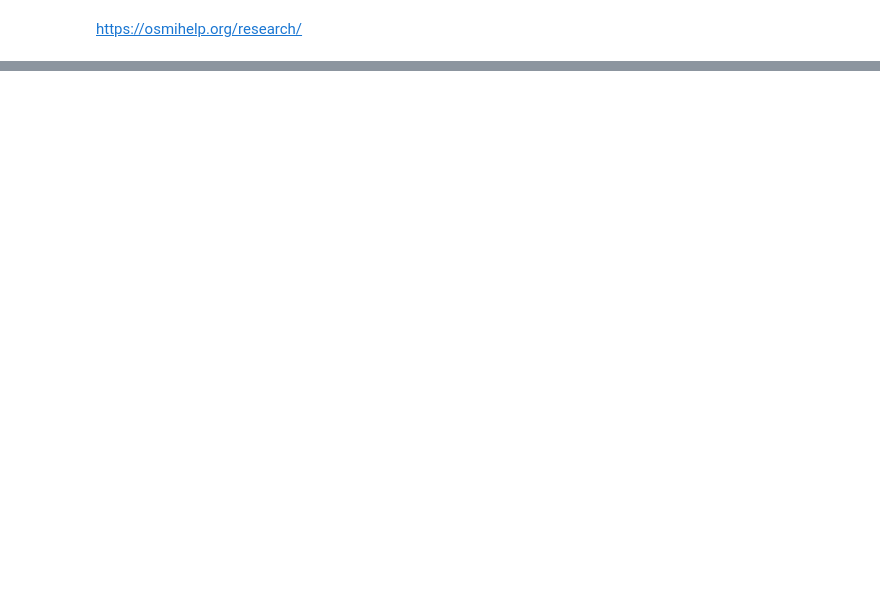
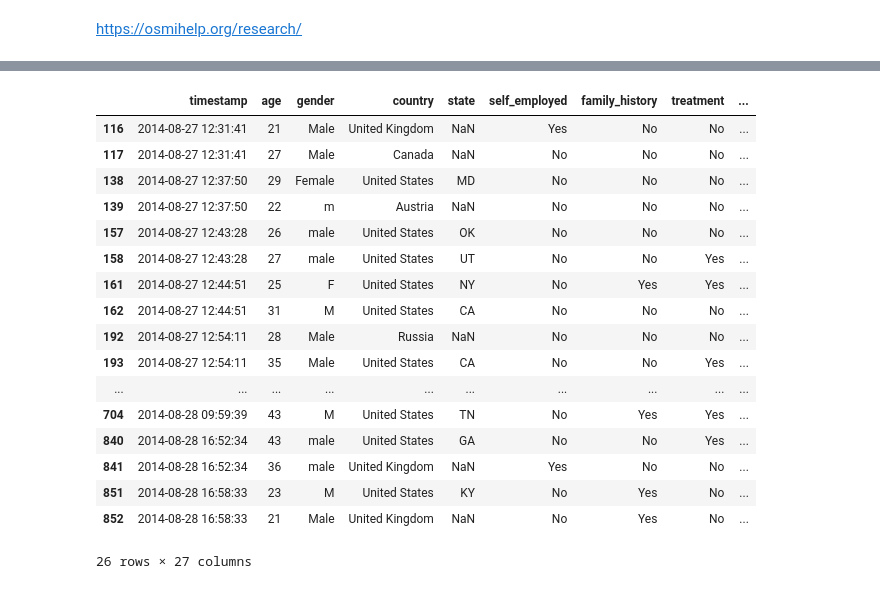
Before and after one commit to gbletsch/mental_health_osmi, a Jupyter notebook: mental_health_osmi.ipynb, the cells around one changed output, grey strips where cells are left out. Drawn from its saved outputs; the diff is of its cells as text; code cells hidden in the pictures; blank space fills up the shorter version.

```diff
--- a/mental_health_osmi.ipynb
+++ b/mental_health_osmi.ipynb
@@ -2,6 +2,9 @@
 import pandas as pd
 import numpy as np
 import matplotlib.pyplot as plt
+import seaborn as sns
 %matplotlib inline
+
+pd.set_option('max_colwidth', 200)
 # %% [markdown]
 https://osmihelp.org/research/
@@ -9,0 +71,55 @@ df_2014 = pd.read_csv('survey_2014.csv')
+# %%
+# CLEANING RAW DATA:
+df_2014 = pd.read_csv('survey_2014.csv')
+
+# Conferindo TS duplicados
+ts_dup = df_2014.duplicated(subset='timestamp', keep=False)
+df_2014[ts_dup]
+
+# dropping wrong age values
+a = list(df_2014[df_2014.age > 90].index)
+b = (list(df_2014[df_2014.age < 15].index))
+c = a + b
+c
+df_2014 = df_2014.drop(c)
+
+# organizing gender column
+df_2014.gender = df_2014.gender.str.lower().str.strip()
+df_2014.gender.value_counts()
+
+m = ['Male', 'male', 'M', 'm', 'Cis Male', 'Man', 'ostensibly male, unsure what that really means', 'Mail', 'Make',
+     'Male (CIS)', 'cis male', 'maile', 'Malr', 'Cis Man', 'Mal', 'msle']
+
+f = ['Female', 'female', 'F', 'f', 'Woman', 'Femake', 'Female (cis)', 'Cis Female', 'woman', 'femail',
+     'cis-female/femme']
+df_2014.gender.replace(m, 'm', inplace=True)
+df_2014.gender.replace(f, 'f', inplace=True)
+
+o = list(df_2014.gender.value_counts().index)[2:]
+df_2014.gender.replace(o, 'o', inplace=True)
+
+# making continent column
+continents = pd.read_csv('continents.csv', usecols=['Name', 'continent'], index_col='Name', squeeze=True)
+df = df.assign(continent = df.country)
+df.continent = df.continent.map(continents)
+
+# df_2014_cleaned.to_csv('2014_cleaned_1.csv') * DEIXEI COMENTADO PARA NÃO GRAVAR EM CIMA *
+# %% [output]
+|  | timestamp | age | gender | country | state | self_employed | family_history | treatment | ... |
+| 116 | 2014-08-27 12:31:41 | 21 | Male | United Kingdom | NaN | Yes | No | No | ... |
+| 117 | 2014-08-27 12:31:41 | 27 | Male | Canada | NaN | No | No | No | ... |
+| 138 | 2014-08-27 12:37:50 | 29 | Female | United States | MD | No | No | No | ... |
+| 139 | 2014-08-27 12:37:50 | 22 | m | Austria | NaN | No | No | No | ... |
+| 157 | 2014-08-27 12:43:28 | 26 | male | United States | OK | No | No | No | ... |
+| 158 | 2014-08-27 12:43:28 | 27 | male | United States | UT | No | No | Yes | ... |
+| 161 | 2014-08-27 12:44:51 | 25 | F | United States | NY | No | Yes | Yes | ... |
+| 162 | 2014-08-27 12:44:51 | 31 | M | United States | CA | No | No | No | ... |
+| 192 | 2014-08-27 12:54:11 | 28 | Male | Russia | NaN | No | No | No | ... |
+| 193 | 2014-08-27 12:54:11 | 35 | Male | United States | CA | No | No | Yes | ... |
+| ... | ... | ... | ... | ... | ... | ... | ... | ... | ... |
+| 704 | 2014-08-28 09:59:39 | 43 | M | United States | TN | No | Yes | Yes | ... |
+| 840 | 2014-08-28 16:52:34 | 43 | male | United States | GA | No | No | Yes | ... |
+| 841 | 2014-08-28 16:52:34 | 36 | male | United Kingdom | NaN | Yes | No | No | ... |
+| 851 | 2014-08-28 16:58:33 | 23 | M | United States | KY | No | Yes | No | ... |
+| 852 | 2014-08-28 16:58:33 | 21 | Male | United Kingdom | NaN | No | Yes | No | ... |
+26 rows × 27 columns
```
Also changed, not shown: parts of 18 cells of this notebook.
